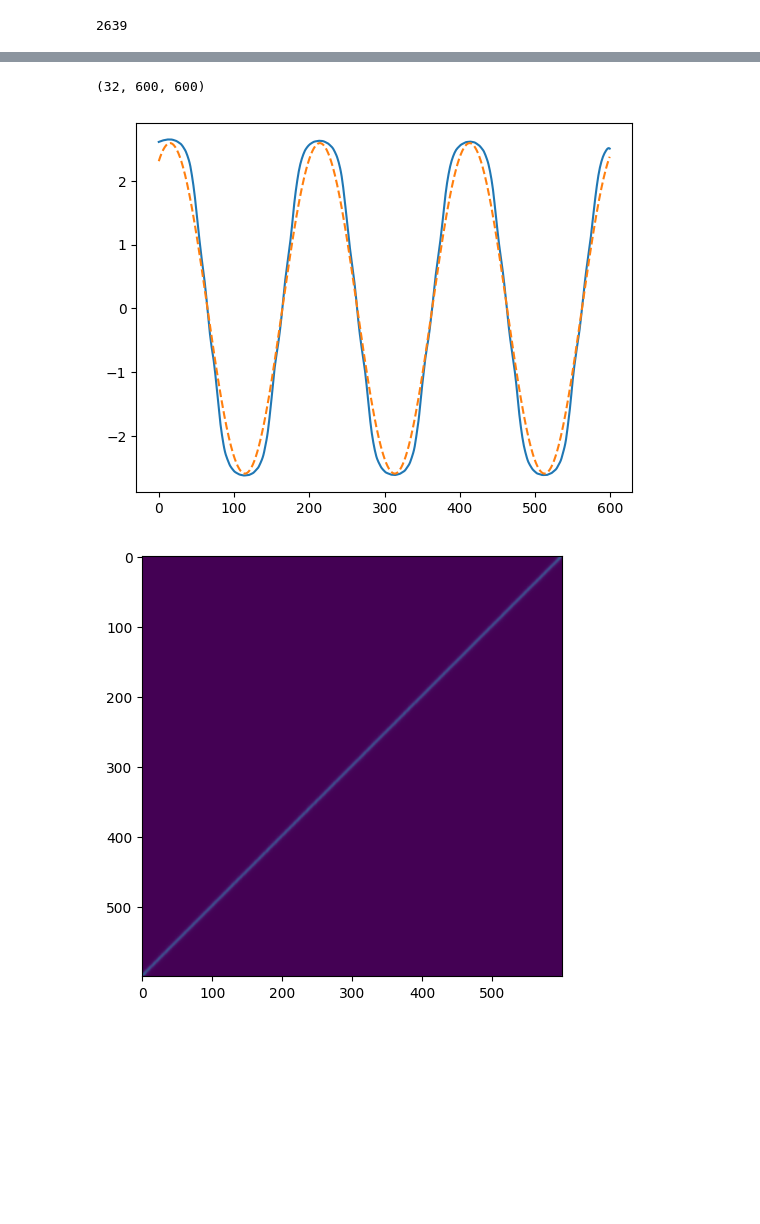
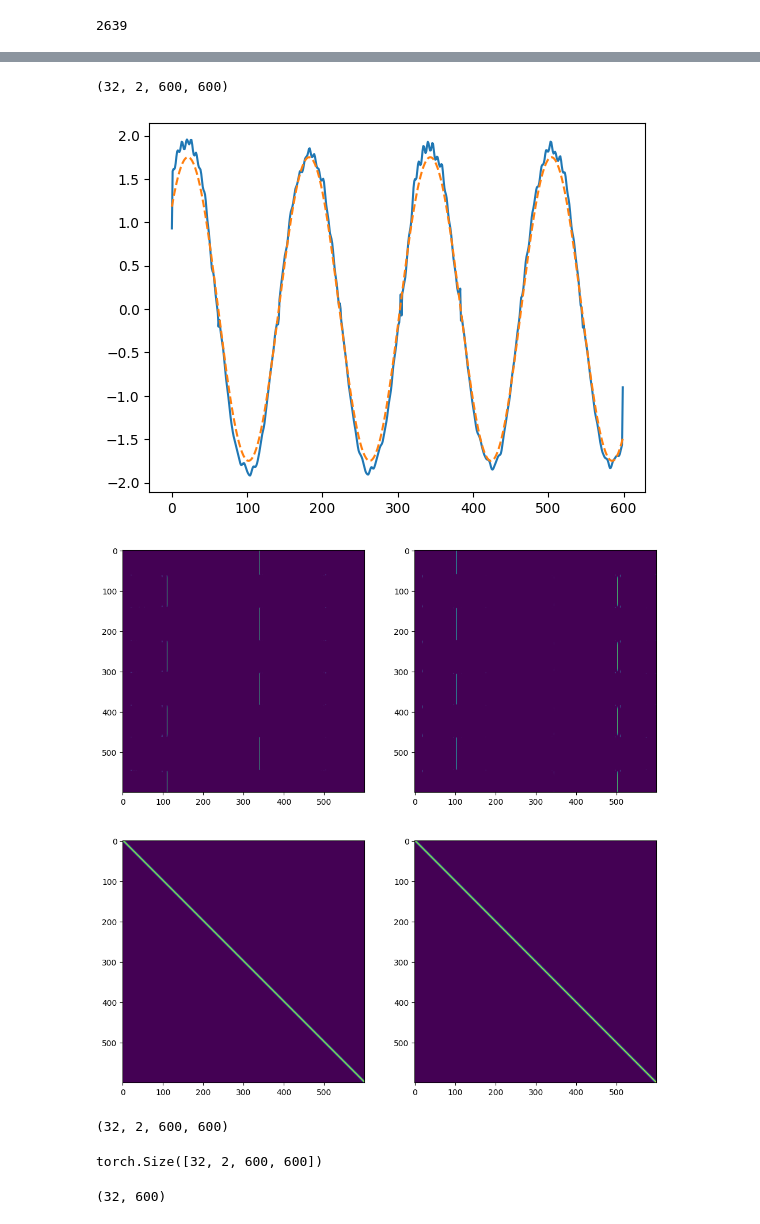
Before and after one commit to ArturoSirvent/TFM, a Jupyter notebook: 1.1-Break_pruebasTranformer/notebooks/2-Train_withMiniMax.ipynb, the cells around one changed output, grey strips where cells are left out. Cells and saved outputs as stored; diff of their text form; code cells hidden in the pictures; blank space fills up the shorter version.

```diff
--- a/1.1-Break_pruebasTranformer/notebooks/2-Train_withMiniMax.ipynb
+++ b/1.1-Break_pruebasTranformer/notebooks/2-Train_withMiniMax.ipynb
@@ -190,0 +417,3 @@ torch.Size([600])
+# %%
+optimizer = optim.Adam(modelo.parameters(), lr=1e-4)
+modelo.train();
@@ -190,0 +459,9 @@ torch.Size([600])
+# %%
+loss_min_1 = min_loss(outputs,prior,series, x_aux,3)
+loss_min=loss_min_1
+print(loss_min)
+
+
+loss_max_1 = max_loss(outputs,prior,series, x_aux,3)
+loss_max=loss_max_1
+print(loss_max)
@@ -199,26 +606,28 @@ modelo.train()
 lambda_=3
 
 # Entrenamiento
-num_epochs = 60
+num_epochs = 10
 for epoch in range(num_epochs):
+    print(f"Epoch: {epoch}")
     for i, (inputs) in enumerate(dataloader):
         # Forward
         inputs=inputs.float().to("cuda:0")
         outputs, series, prior, _ = modelo(inputs)
-
-        loss_min = min_loss(outputs,prior,series, inputs,lambda_).mean()
-        loss_max = max_loss(outputs,prior,series, inputs,lambda_).mean()
+        prior=[j/torch.unsqueeze(torch.sum(j, dim=-1), dim=-1).repeat(1, 1, 1, 600) for j in prior]
+        loss_min = min_loss(outputs,prior,series, inputs,lambda_)
+        loss_max = max_loss(outputs,prior,series, inputs,lambda_)
 
         # Backward y optimización
         loss_min.backward(retain_graph=True)
         loss_max.backward()
+        #clip_gradients(modelo, max_norm=1)
         optimizer.step()
         optimizer.zero_grad()
         del inputs
         torch.cuda.empty_cache()
         gc.collect()
 
-        warmup_and_decay_learning_rate(optimizer, epoch, 1e-2,15 , num_epochs)
+        #warmup_and_decay_learning_rate(optimizer, epoch, 1e-2,15 , num_epochs)
         # Printear resultados
         print(f"Epoch [{epoch+1}/{num_epochs}], Step [{i+1}/{len(dataloader)}], Loss_min: {loss_min.item():.4f}, Loss_max: {loss_max.item():.4f}")
 
@@ -306,6 +676,6 @@ gc.collect()
 # %%
 z=y[0].squeeze().cpu().detach().numpy()
-z1=y[1][0].squeeze().cpu().detach().numpy()
-z2=y[2][0].squeeze().cpu().detach().numpy()
-b=a[1].squeeze().cpu().detach().numpy()
+series_aux=y[1][0].squeeze().cpu().detach().numpy()
+prior_aux=y[2][0].squeeze().cpu().detach().numpy()
+b=a1.squeeze().cpu().detach().numpy()
 # %%
@@ -317,16 +687,31 @@ plt.plot(b[18],"--")
 # %%
 z1.shape
 # %% [output]
-(32, 600, 600)
+(32, 2, 600, 600)
 # %%
-n=9
+n=23
 
 plt.plot(z[n])
 plt.plot(b[n],"--")
 plt.figure(figsize=(12,12))
-for i in range(1):
+for i in range(2):
     plt.subplot(2,2,i+1)
-    plt.imshow(z1[i])
+    plt.imshow(series_aux[n][i])
+    plt.subplot(2,2,i+3)
+    plt.imshow(prior_aux[n][i])
 # %% [output]
-[figure, old version]
+[figure, new version]
-[figure, old version]
+[figure, new version]
+# %%
+series_aux.shape
+# %% [output]
+(32, 2, 600, 600)
+# %%
+y[1][0].shape
+# %% [output]
+torch.Size([32, 2, 600, 600])
+# %%
+assdis=association_discrepancy(y[1],y[2]).cpu().detach().numpy()
+assdis.shape
+# %% [output]
+(32, 600)
```
Also changed, not shown: parts of 74 cells of this notebook.
